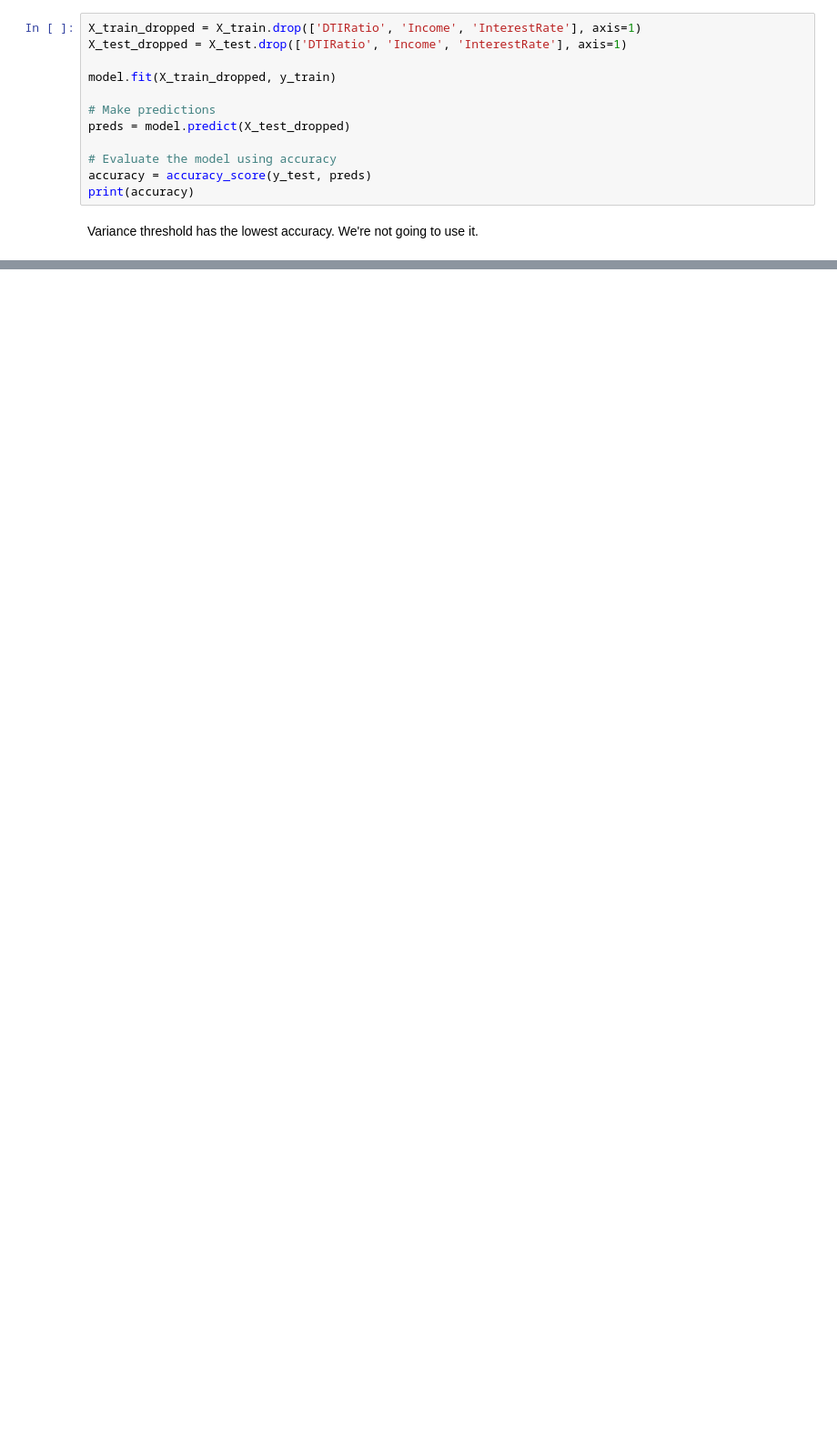
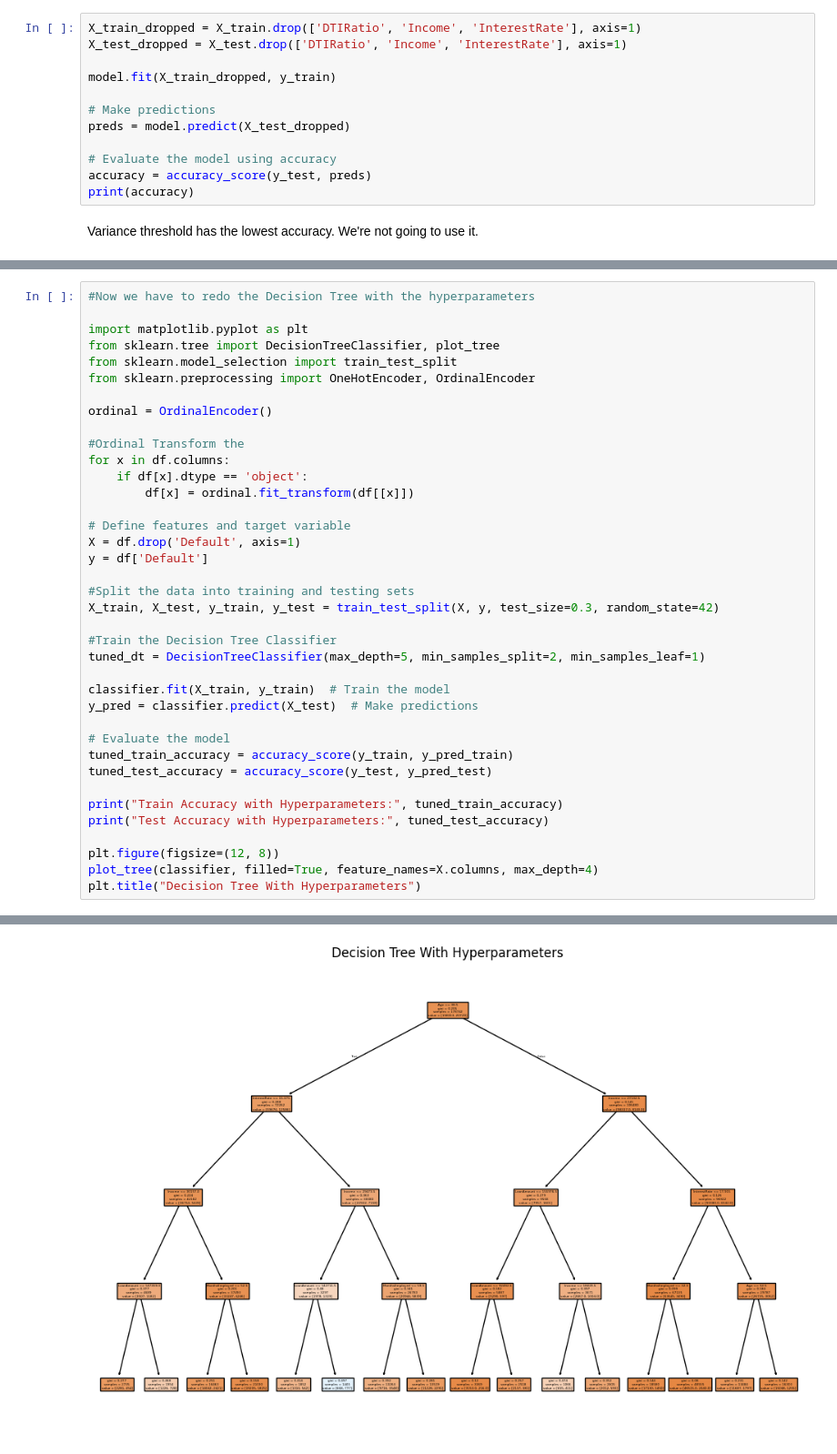
Before and after one commit to jwinn19464/DataSci-Project, a Jupyter notebook: proj_preprocessing_dt.ipynb, the cells around one changed output, grey strips where cells are left out. Shown at 91% size. Drawn from its saved outputs; the diff is of its cells as text; blank space fills up the shorter version.

```diff
--- a/proj_preprocessing_dt.ipynb
+++ b/proj_preprocessing_dt.ipynb
@@ -507,0 +522,39 @@ print("Best hyperparameters:", grid_search.best_params_)
+# %%
+#Now we have to redo the Decision Tree with the hyperparameters
+
+import matplotlib.pyplot as plt
+from sklearn.tree import DecisionTreeClassifier, plot_tree
+from sklearn.model_selection import train_test_split
+from sklearn.preprocessing import OneHotEncoder, OrdinalEncoder
+
+ordinal = OrdinalEncoder()
+
+#Ordinal Transform the
+for x in df.columns:
+    if df[x].dtype == 'object':
+        df[x] = ordinal.fit_transform(df[[x]])
+
+# Define features and target variable
+X = df.drop('Default', axis=1)
+y = df['Default']
+
+#Split the data into training and testing sets
+X_train, X_test, y_train, y_test = train_test_split(X, y, test_size=0.3, random_state=42)
+
+#Train the Decision Tree Classifier
+tuned_dt = DecisionTreeClassifier(max_depth=5, min_samples_split=2, min_samples_leaf=1)
+
+classifier.fit(X_train, y_train)  # Train the model
+y_pred = classifier.predict(X_test)  # Make predictions
+
+# Evaluate the model
+tuned_train_accuracy = accuracy_score(y_train, y_pred_train)
+tuned_test_accuracy = accuracy_score(y_test, y_pred_test)
+
+print("Train Accuracy with Hyperparameters:", tuned_train_accuracy)
+print("Test Accuracy with Hyperparameters:", tuned_test_accuracy)
+
+plt.figure(figsize=(12, 8))
+plot_tree(classifier, filled=True, feature_names=X.columns, max_depth=4)
+plt.title("Decision Tree With Hyperparameters")
+# %% [output]
@@ -507,0 +564 @@ print("Best hyperparameters:", grid_search.best_params_)
+[figure, added]
```
Also changed, not shown: parts of 3 cells of this notebook.
